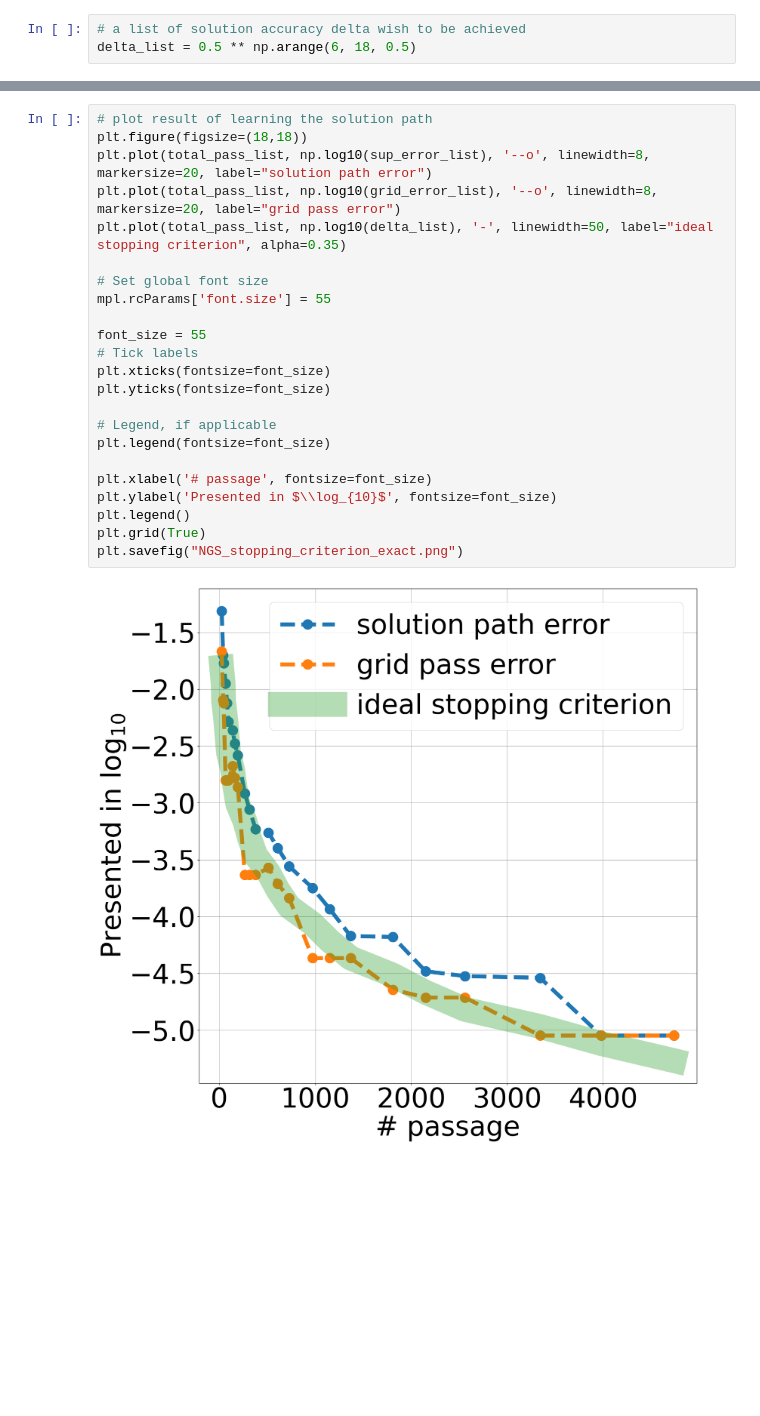
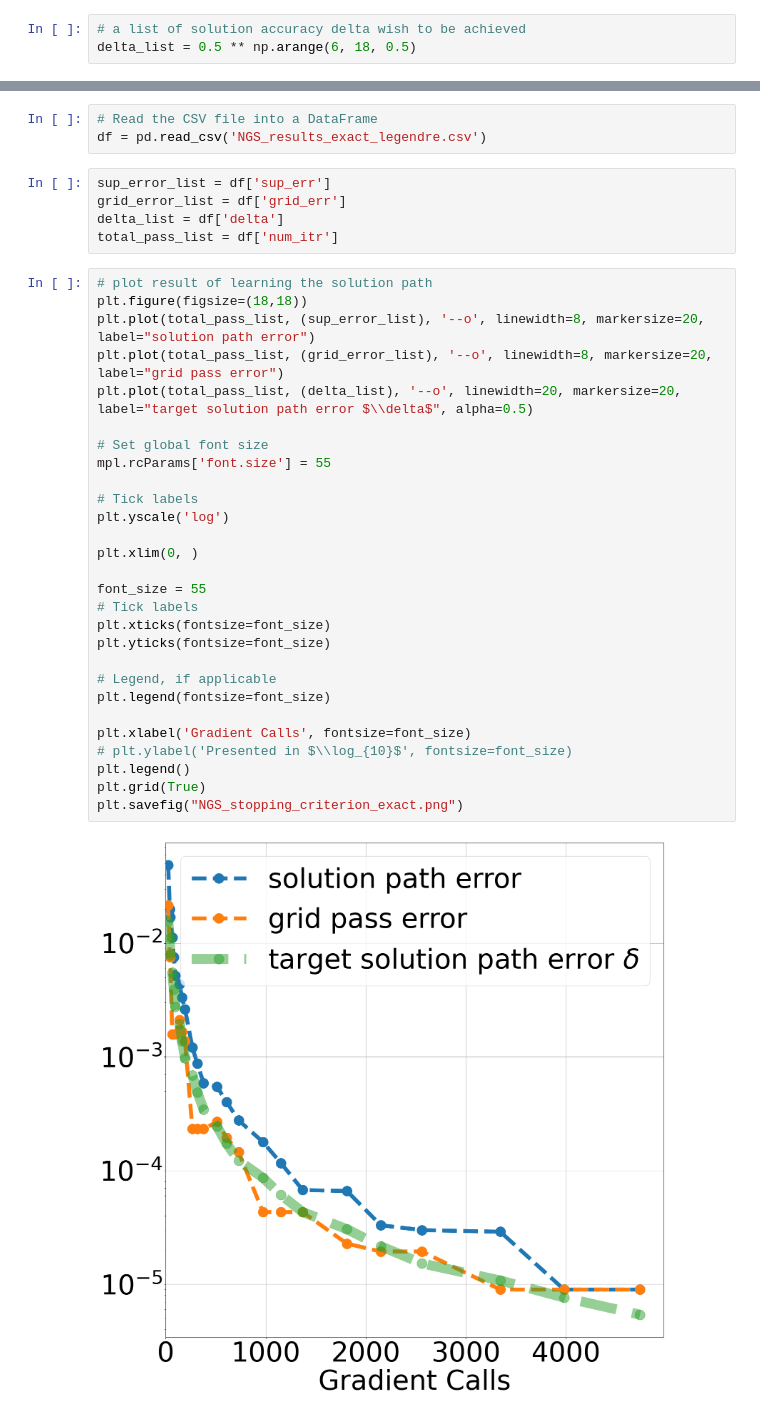
Before and after one commit to Cumberkid/Learning-the-Optimal-Solution-Path, a Jupyter notebook: notebooks/reweighted-logistic-regression/legendre/06 Naive Grid Search (Legendre).ipynb, the cells around one changed output, grey strips where cells are left out. Saved outputs shown, nothing was run; the diff lists cells and outputs as text; blank space fills up the shorter version.

```diff
--- a/notebooks/reweighted-logistic-regression/legendre/06 Naive Grid Search (Legendre).ipynb
+++ b/notebooks/reweighted-logistic-regression/legendre/06 Naive Grid Search (Legendre).ipynb
@@ -317,25 +241,38 @@ df = pd.read_csv('NGS_results_exact.csv')
+# %%
+# Read the CSV file into a DataFrame
+df = pd.read_csv('NGS_results_exact_legendre.csv')
+# %%
+sup_error_list = df['sup_err']
+grid_error_list = df['grid_err']
+delta_list = df['delta']
+total_pass_list = df['num_itr']
 # %%
 # plot result of learning the solution path
 plt.figure(figsize=(18,18))
-plt.plot(total_pass_list, np.log10(sup_error_list), '--o', linewidth=8, markersize=20, label="solution path error")
-plt.plot(total_pass_list, np.log10(grid_error_list), '--o', linewidth=8, markersize=20, label="grid pass error")
-plt.plot(total_pass_list, np.log10(delta_list), '-', linewidth=50, label="ideal stopping criterion", alpha=0.35)
+plt.plot(total_pass_list, (sup_error_list), '--o', linewidth=8, markersize=20, label="solution path error")
+plt.plot(total_pass_list, (grid_error_list), '--o', linewidth=8, markersize=20, label="grid pass error")
+plt.plot(total_pass_list, (delta_list), '--o', linewidth=20, markersize=20, label="target solution path error $\\delta$", alpha=0.5)
 
 # Set global font size
 mpl.rcParams['font.size'] = 55
+
+# Tick labels
+plt.yscale('log')
+
+plt.xlim(0, )
 
 font_size = 55
 # Tick labels
 plt.xticks(fontsize=font_size)
 plt.yticks(fontsize=font_size)
 
 # Legend, if applicable
 plt.legend(fontsize=font_size)
 
-plt.xlabel('# passage', fontsize=font_size)
-plt.ylabel('Presented in $\\log_{10}$', fontsize=font_size)
+plt.xlabel('Gradient Calls', fontsize=font_size)
+# plt.ylabel('Presented in $\\log_{10}$', fontsize=font_size)
 plt.legend()
 plt.grid(True)
 plt.savefig("NGS_stopping_criterion_exact.png")
 # %% [output]
-[figure, old version]
+[figure, new version]
```
Also changed, not shown: parts of 23 cells of this notebook, 5 other files.
